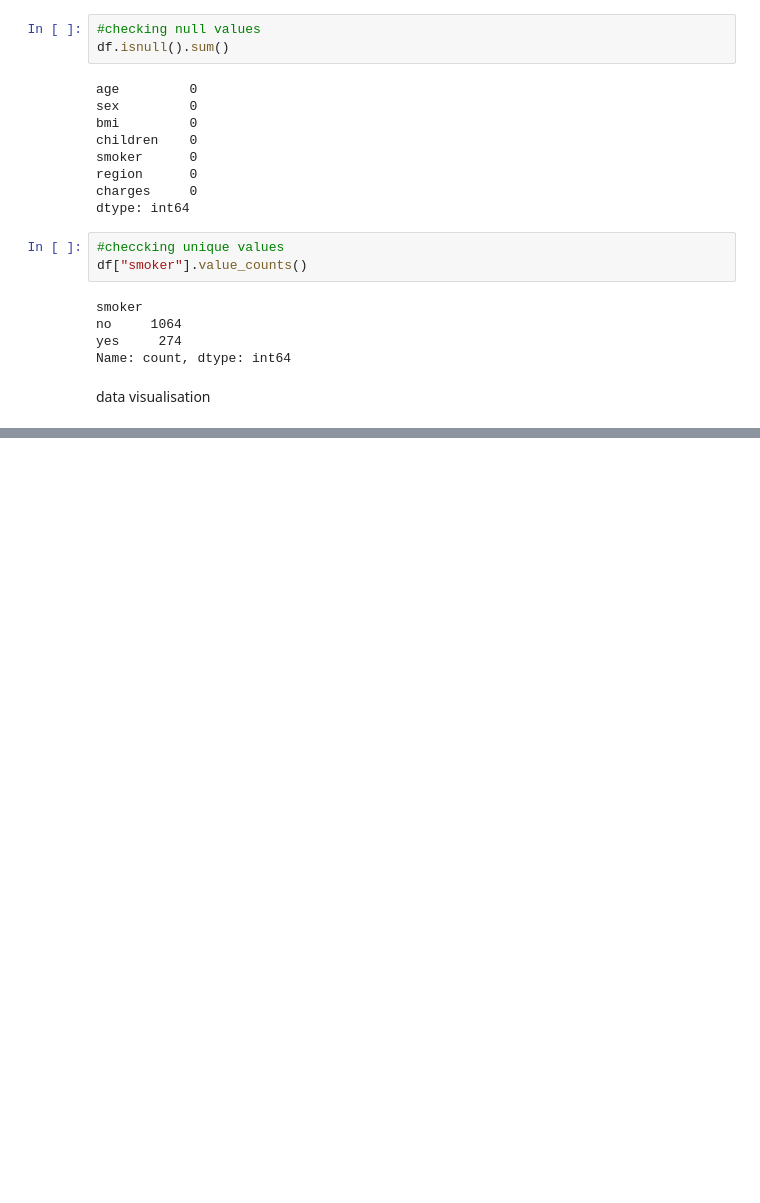
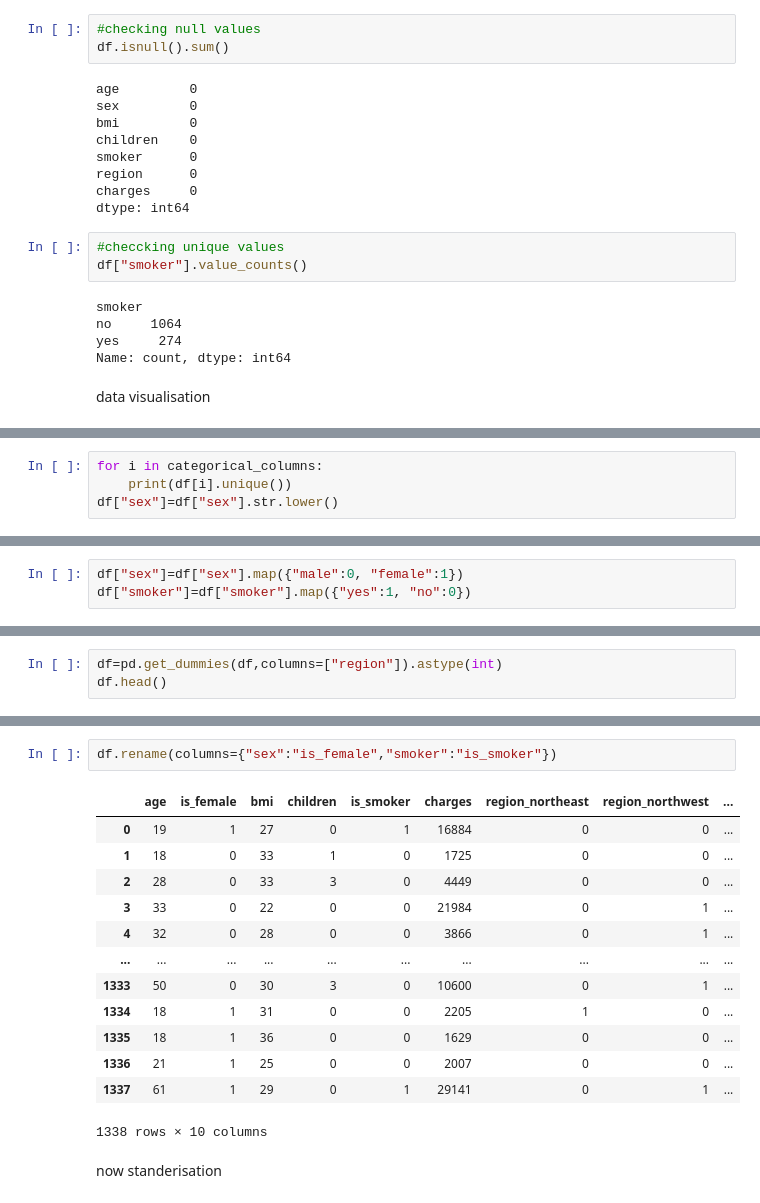
Before and after one commit to tanveer10430/Insurance-Charges-Prediction-using-EDA-and-ML, a Jupyter notebook: insurance.ipynb, the cells around one changed output, grey strips where cells are left out. Cells and saved outputs as stored; diff of their text form; blank space fills up the shorter version.

```diff
--- a/insurance.ipynb
+++ b/insurance.ipynb
@@ -69,0 +109,4 @@ data visualisation
+# %%
+for i in categorical_columns:
+    print(df[i].unique())
+df["sex"]=df["sex"].str.lower()
@@ -69,0 +142,3 @@ data visualisation
+# %%
+df["sex"]=df["sex"].map({"male":0, "female":1})
+df["smoker"]=df["smoker"].map({"yes":1, "no":0})
@@ -69,0 +147,3 @@ data visualisation
+# %%
+df=pd.get_dummies(df,columns=["region"]).astype(int)
+df.head()
@@ -69,0 +157,18 @@ data visualisation
+# %%
+df.rename(columns={"sex":"is_female","smoker":"is_smoker"})
+# %% [output]
+|  | age | is_female | bmi | children | is_smoker | charges | region_northeast | region_northwest | ... |
+| 0 | 19 | 1 | 27 | 0 | 1 | 16884 | 0 | 0 | ... |
+| 1 | 18 | 0 | 33 | 1 | 0 | 1725 | 0 | 0 | ... |
+| 2 | 28 | 0 | 33 | 3 | 0 | 4449 | 0 | 0 | ... |
+| 3 | 33 | 0 | 22 | 0 | 0 | 21984 | 0 | 1 | ... |
+| 4 | 32 | 0 | 28 | 0 | 0 | 3866 | 0 | 1 | ... |
+| ... | ... | ... | ... | ... | ... | ... | ... | ... | ... |
+| 1333 | 50 | 0 | 30 | 3 | 0 | 10600 | 0 | 1 | ... |
+| 1334 | 18 | 1 | 31 | 0 | 0 | 2205 | 1 | 0 | ... |
+| 1335 | 18 | 1 | 36 | 0 | 0 | 1629 | 0 | 0 | ... |
+| 1336 | 21 | 1 | 25 | 0 | 0 | 2007 | 0 | 0 | ... |
+| 1337 | 61 | 1 | 29 | 0 | 1 | 29141 | 0 | 1 | ... |
+1338 rows × 10 columns
+# %% [markdown]
+now standerisation
```
Also changed, not shown: parts of 23 cells of this notebook, 1 other file.
